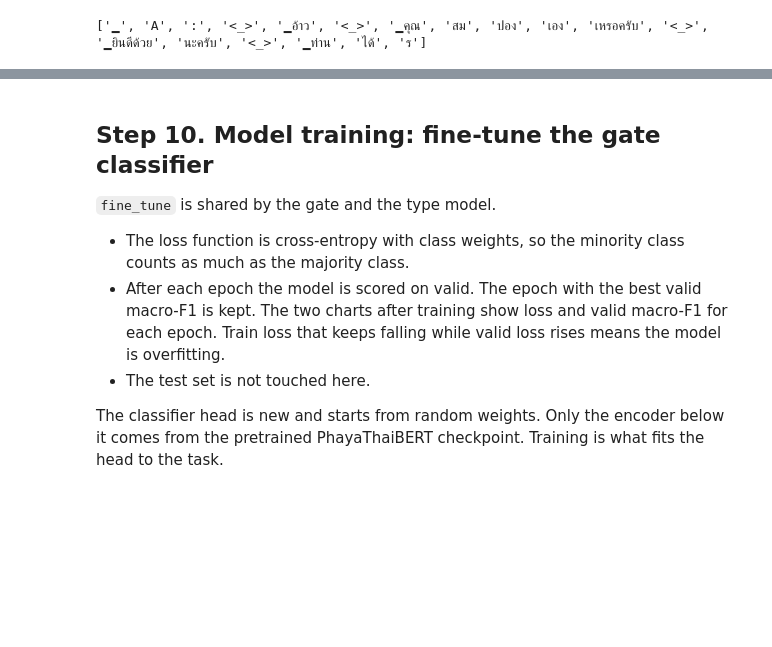
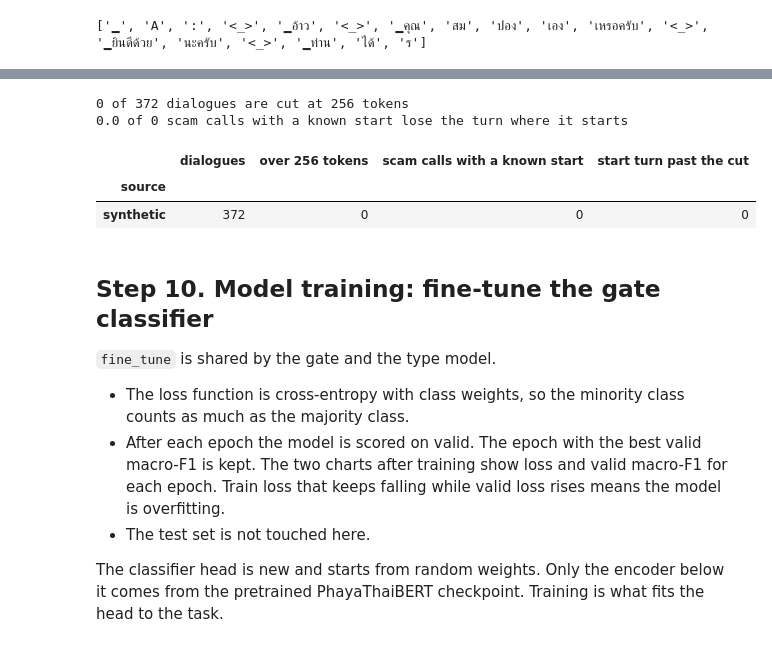
Before and after one commit to ZenithGeeks/Callas, a Jupyter notebook: notebooks/scam_classifier_phayathaibert.ipynb, the cells around one changed output, grey strips where cells are left out. Drawn from its saved outputs; the diff is of its cells as text; code cells hidden in the pictures; blank space fills up the shorter version.

```diff
--- a/notebooks/scam_classifier_phayathaibert.ipynb
+++ b/notebooks/scam_classifier_phayathaibert.ipynb
@@ -481,6 +533,12 @@ label, one is kept. If they disagree, the text does not decide the label, so eve
 dropped and printed.
 # %%
 TYPE_MAP: dict[str, str | None] = {
+    # the 5 spec types by their own names: what data_pipeline writes for simulated calls
+    "fake_authority": "fake_authority",
+    "romance": "romance",
+    "investment": "investment",
+    "phishing_otp": "phishing_otp",
+    "lottery": "lottery",
     # fake authority / call center: the caller claims to be an official or a company agent
     "Police Impersonation": "fake_authority",
     "Government Official Impersonation": "fake_authority",
@@ -760,8 +873,10 @@ def to_record(sample) -> dict:
         "label_type": sample.label_type,
         "entities": [],
         "reference_summary": None,
-        "scam_start_turn": None,
-        "source": "synthetic",
+        "scam_start_turn": None
+        if pd.isna(sample.scam_start_clean)
+        else int(sample.scam_start_clean),
+        "source": sample.source,
         "raw_type": sample.scam_type,
         "group": int(sample.group),
     }
@@ -784,6 +899,7 @@ LIST_COLUMNS = ("speaker_turns", "entities")  # stored as JSON text inside the c
 
 def write_records(path: Path, records: list[dict]) -> None:
     frame = pd.DataFrame(records, columns=list(RECORD_KEYS))
+    frame["scam_start_turn"] = frame["scam_start_turn"].astype("Int64")
     for col in LIST_COLUMNS:
         frame[col] = frame[col].map(lambda value: json.dumps(value, ensure_ascii=False))
     frame.to_csv(path, index=False, encoding=CSV_ENCODING)
@@ -1124,3 +1304,49 @@ dialogues longer than 256 tokens: 0
+# %%
+SPECIALS = tokenizer.num_special_tokens_to_add(pair=False)
+
+
+def count_tokens(text: str) -> int:
+    return len(tokenizer(to_model_text(text))["input_ids"])
+
+
+def tokens_before_turn(text: str, turn) -> int:
+    lines = text.split("\n")[: int(turn)]
+    return count_tokens("\n".join(lines)) - SPECIALS if lines else 0
+
+
+everything = pd.concat(data.values(), ignore_index=True)
+everything["tokens"] = everything["text"].map(count_tokens)
+everything["too_long"] = everything["tokens"] > MAX_LENGTH
+known = everything[everything["label_scam"] & everything["scam_start_turn"].notna()].copy()
+known["start_lost"] = [
+    tokens_before_turn(t, s) >= MAX_LENGTH - SPECIALS
+    for t, s in zip(known["text"], known["scam_start_turn"], strict=True)
+]
+cut_report = (
+    pd.DataFrame(
+        {
+            "dialogues": everything.groupby("source").size(),
+            f"over {MAX_LENGTH} tokens": everything.groupby("source")["too_long"].sum(),
+            "scam calls with a known start": known.groupby("source").size(),
+            "start turn past the cut": known.groupby("source")["start_lost"].sum(),
+        }
+    )
+    .fillna(0)
+    .astype(int)
+)
+print(
+    f"{everything['too_long'].sum()} of {len(everything)} dialogues are cut at {MAX_LENGTH} tokens"
+)
+print(
+    f"{known['start_lost'].sum()} of {len(known)} scam calls with a known start lose the turn where it starts"
+)
+cut_report
+# %% [output]
+0 of 372 dialogues are cut at 256 tokens
+0.0 of 0 scam calls with a known start lose the turn where it starts
+|  | dialogues | over 256 tokens | scam calls with a known start | start turn past the cut |
+| source |  |  |  |  |
+| synthetic | 372 | 0 | 0 | 0 |
 # %% [markdown]
 ## Step 10. Model training: fine-tune the gate classifier
 
```
Also changed, not shown: parts of 20 cells of this notebook, 4 other files.
